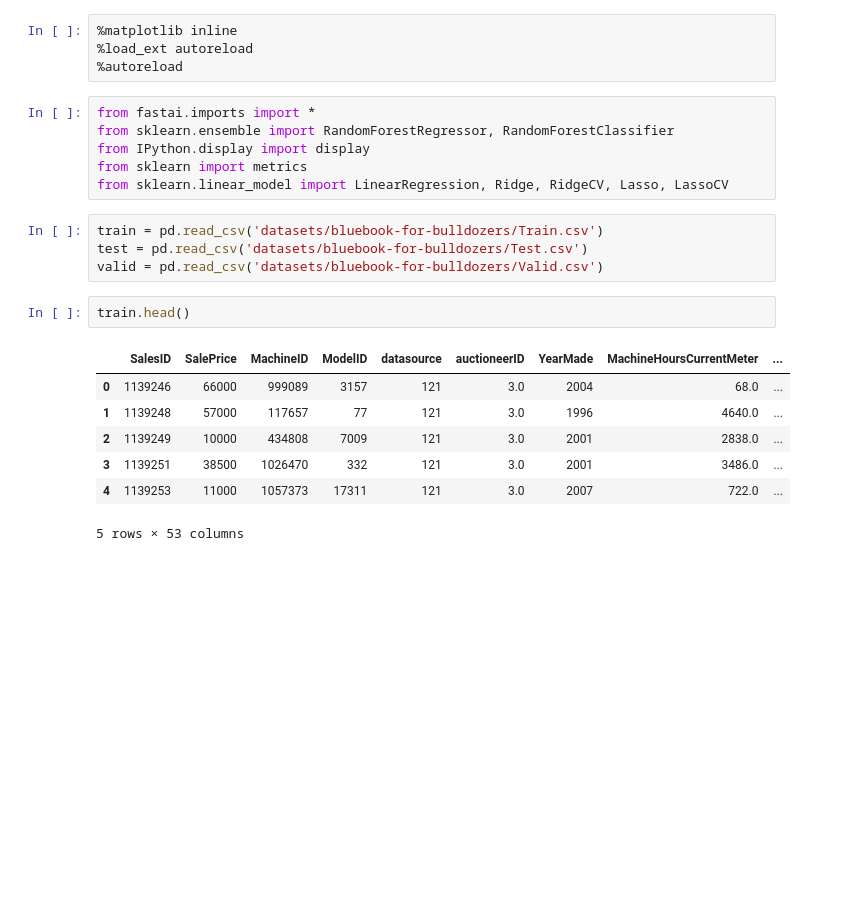
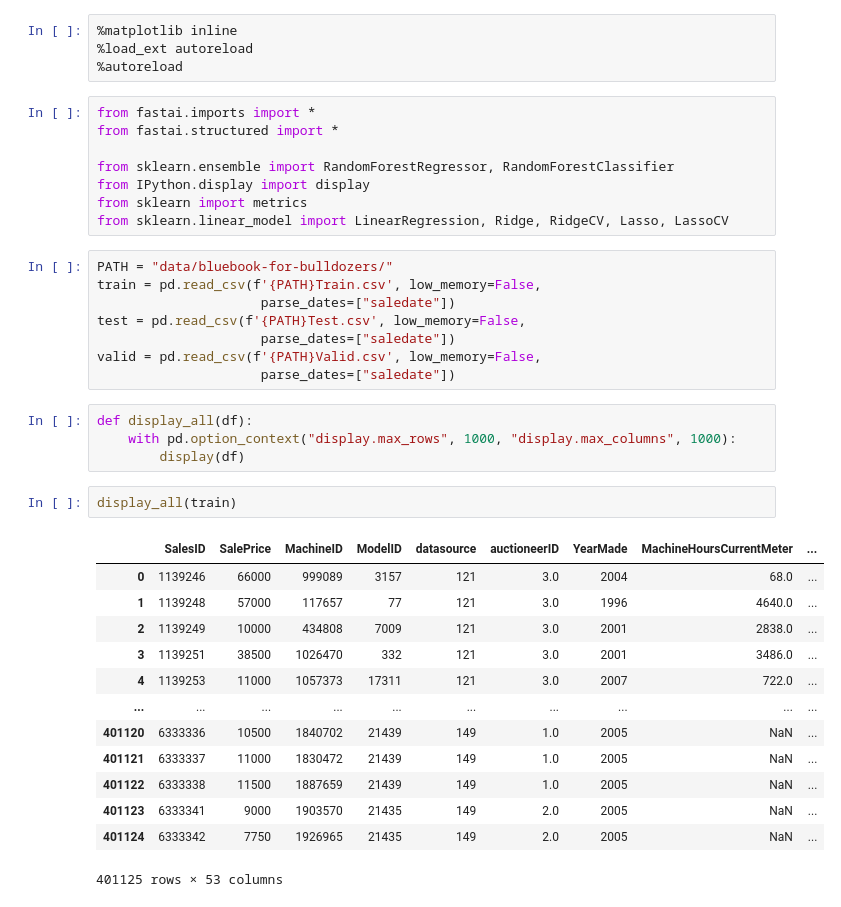
Before and after one commit to kaipak/HNN-training, a Jupyter notebook: fastai_ml/3-bulldozer.ipynb, the cells around one changed output. Saved outputs shown, nothing was run; the diff lists cells and outputs as text; blank space fills up the shorter version.

Commit message:
Walking through example for bulldozer.

```diff
--- a/fastai_ml/3-bulldozer.ipynb
+++ b/fastai_ml/3-bulldozer.ipynb
@@ -4,21 +4,37 @@
 %autoreload
 # %%
 from fastai.imports import *
+from fastai.structured import *
+
 from sklearn.ensemble import RandomForestRegressor, RandomForestClassifier
 from IPython.display import display
 from sklearn import metrics
 from sklearn.linear_model import LinearRegression, Ridge, RidgeCV, Lasso, LassoCV
 # %%
-train = pd.read_csv('datasets/bluebook-for-bulldozers/Train.csv')
-test = pd.read_csv('datasets/bluebook-for-bulldozers/Test.csv')
-valid = pd.read_csv('datasets/bluebook-for-bulldozers/Valid.csv')
+PATH = "data/bluebook-for-bulldozers/"
+train = pd.read_csv(f'{PATH}Train.csv', low_memory=False,
+                     parse_dates=["saledate"])
+test = pd.read_csv(f'{PATH}Test.csv', low_memory=False,
+                     parse_dates=["saledate"])
+valid = pd.read_csv(f'{PATH}Valid.csv', low_memory=False,
+                     parse_dates=["saledate"])
-# %%
-train.head()
-# %% [output]
-|  | SalesID | SalePrice | MachineID | ModelID | datasource | auctioneerID | YearMade | MachineHoursCurrentMeter | ... |
-| 0 | 1139246 | 66000 | 999089 | 3157 | 121 | 3.0 | 2004 | 68.0 | ... |
-| 1 | 1139248 | 57000 | 117657 | 77 | 121 | 3.0 | 1996 | 4640.0 | ... |
-| 2 | 1139249 | 10000 | 434808 | 7009 | 121 | 3.0 | 2001 | 2838.0 | ... |
-| 3 | 1139251 | 38500 | 1026470 | 332 | 121 | 3.0 | 2001 | 3486.0 | ... |
-| 4 | 1139253 | 11000 | 1057373 | 17311 | 121 | 3.0 | 2007 | 722.0 | ... |
-5 rows × 53 columns
+# %%
+def display_all(df):
+    with pd.option_context("display.max_rows", 1000, "display.max_columns", 1000):
+        display(df)
+# %%
+display_all(train)
+# %% [output]
+|  | SalesID | SalePrice | MachineID | ModelID | datasource | auctioneerID | YearMade | MachineHoursCurrentMeter | ... |
+| 0 | 1139246 | 66000 | 999089 | 3157 | 121 | 3.0 | 2004 | 68.0 | ... |
+| 1 | 1139248 | 57000 | 117657 | 77 | 121 | 3.0 | 1996 | 4640.0 | ... |
+| 2 | 1139249 | 10000 | 434808 | 7009 | 121 | 3.0 | 2001 | 2838.0 | ... |
+| 3 | 1139251 | 38500 | 1026470 | 332 | 121 | 3.0 | 2001 | 3486.0 | ... |
+| 4 | 1139253 | 11000 | 1057373 | 17311 | 121 | 3.0 | 2007 | 722.0 | ... |
+| ... | ... | ... | ... | ... | ... | ... | ... | ... | ... |
+| 401120 | 6333336 | 10500 | 1840702 | 21439 | 149 | 1.0 | 2005 | NaN | ... |
+| 401121 | 6333337 | 11000 | 1830472 | 21439 | 149 | 1.0 | 2005 | NaN | ... |
+| 401122 | 6333338 | 11500 | 1887659 | 21439 | 149 | 1.0 | 2005 | NaN | ... |
+| 401123 | 6333341 | 9000 | 1903570 | 21435 | 149 | 2.0 | 2005 | NaN | ... |
+| 401124 | 6333342 | 7750 | 1926965 | 21435 | 149 | 2.0 | 2005 | NaN | ... |
+401125 rows × 53 columns
```
Also changed, not shown: parts of 3 cells of this notebook.
